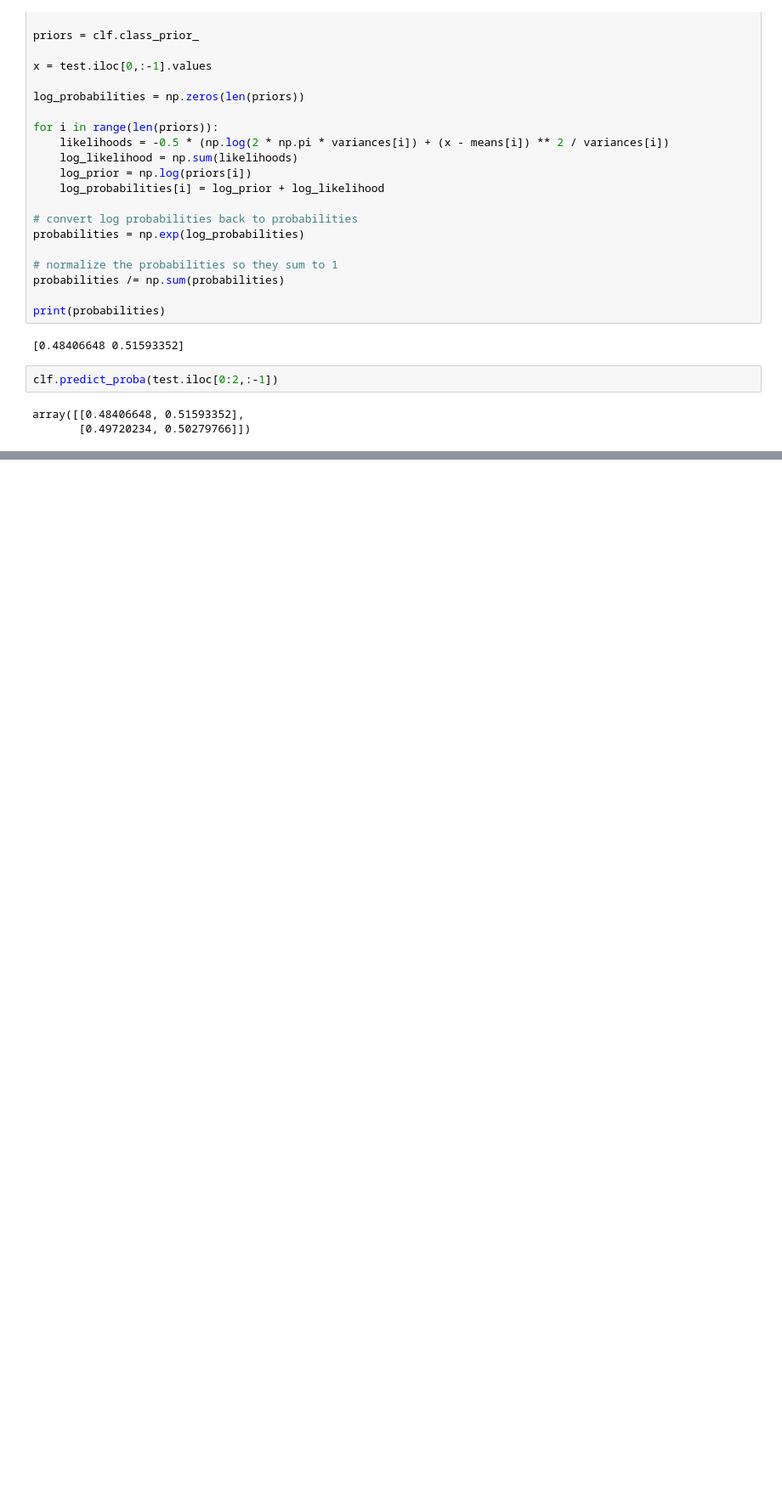
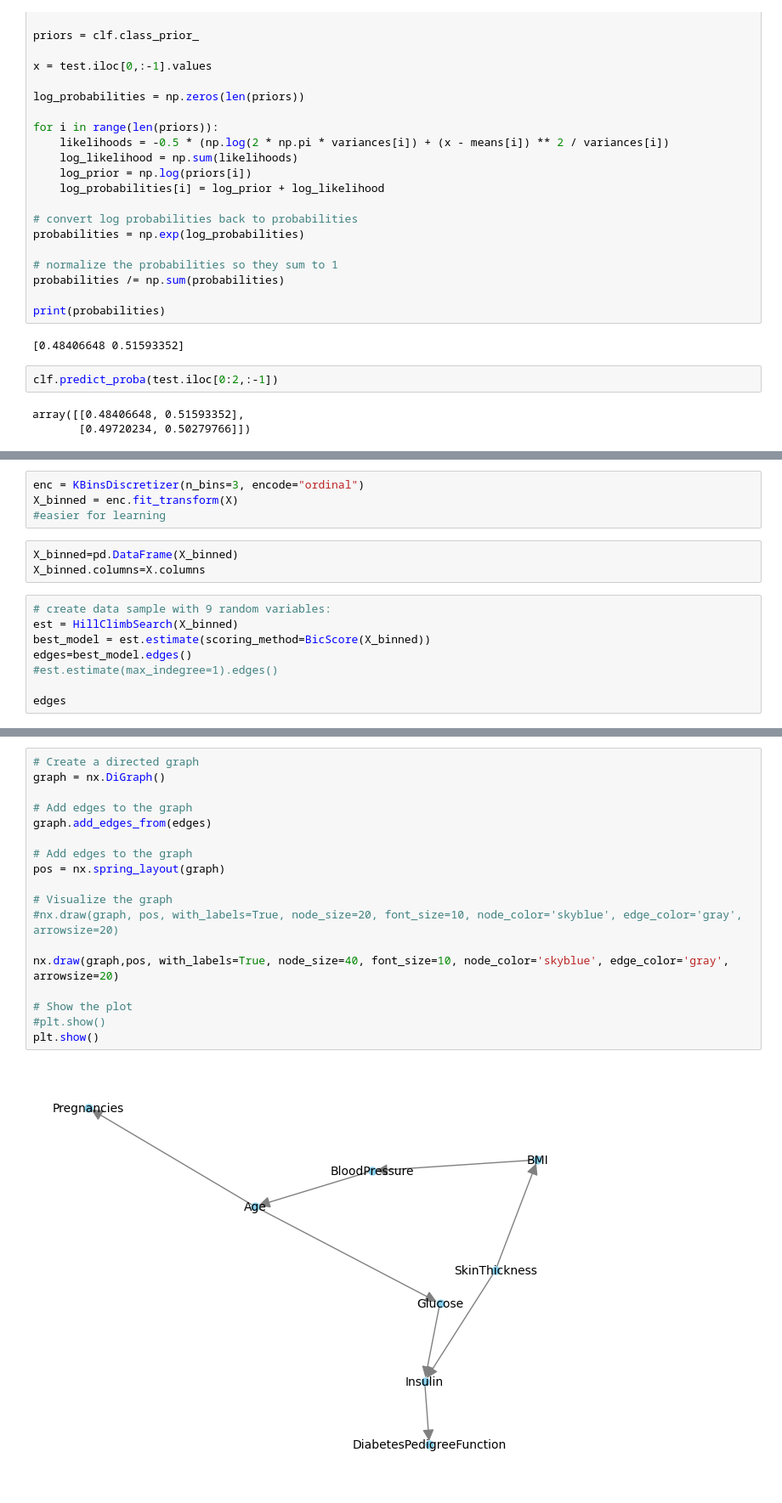
Before and after one commit to joofio/xai-workshop, a Jupyter notebook: 3.intrinsic/intrinsic.ipynb, the cells around one changed output, grey strips where cells are left out. Shown at 85% size. Drawn from its saved outputs; the diff is of its cells as text; blank space fills up the shorter version.

```diff
--- a/3.intrinsic/intrinsic.ipynb
+++ b/3.intrinsic/intrinsic.ipynb
@@ -236,0 +235,15 @@ array([[0.48406648, 0.51593352],
+# %%
+enc = KBinsDiscretizer(n_bins=3, encode="ordinal")
+X_binned = enc.fit_transform(X)
+#easier for learning
+# %%
+X_binned=pd.DataFrame(X_binned)
+X_binned.columns=X.columns
+# %%
+# create data sample with 9 random variables:
+est = HillClimbSearch(X_binned)
+best_model = est.estimate(scoring_method=BicScore(X_binned))
+edges=best_model.edges()
+#est.estimate(max_indegree=1).edges()
+
+edges
@@ -236,0 +252,20 @@ array([[0.48406648, 0.51593352],
+# %%
+# Create a directed graph
+graph = nx.DiGraph()
+
+# Add edges to the graph
+graph.add_edges_from(edges)
+
+# Add edges to the graph
+pos = nx.spring_layout(graph)
+
+# Visualize the graph
+#nx.draw(graph, pos, with_labels=True, node_size=20, font_size=10, node_color='skyblue', edge_color='gray', arrowsize=20)
+
+nx.draw(graph,pos, with_labels=True, node_size=40, font_size=10, node_color='skyblue', edge_color='gray', arrowsize=20)
+
+# Show the plot
+#plt.show()
+plt.show()
+# %% [output]
+[figure, added]
```
Also changed, not shown: parts of 18 cells of this notebook, 1 other file.
